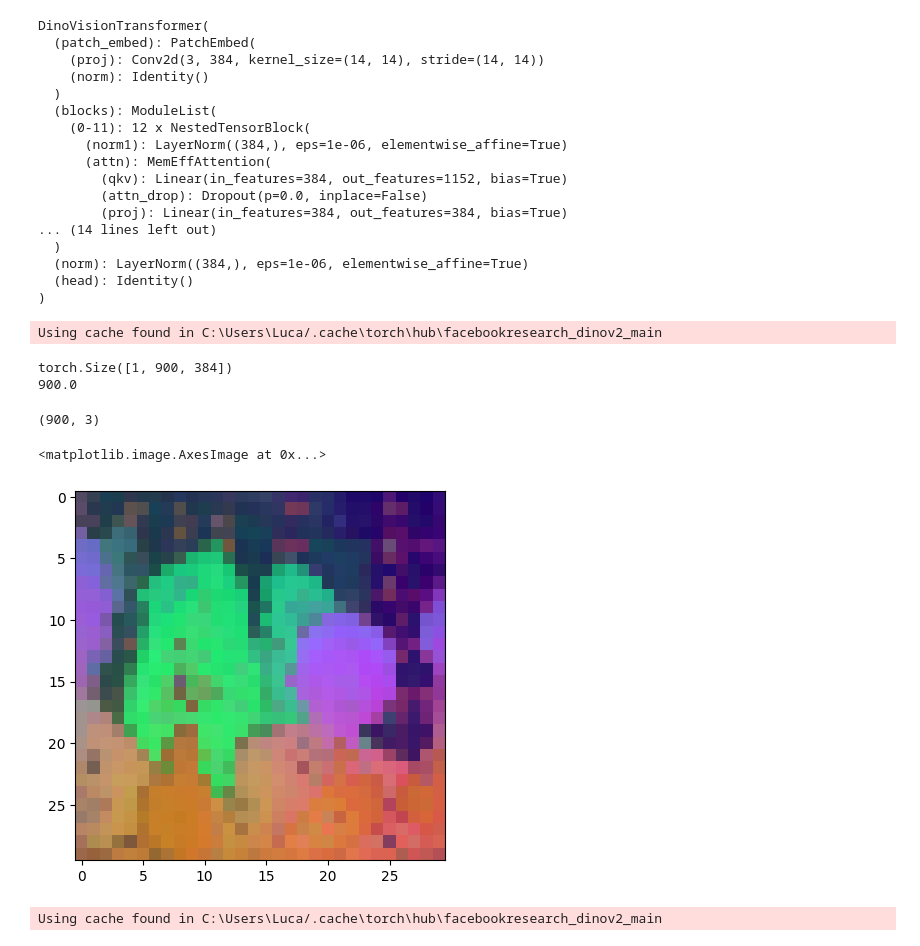
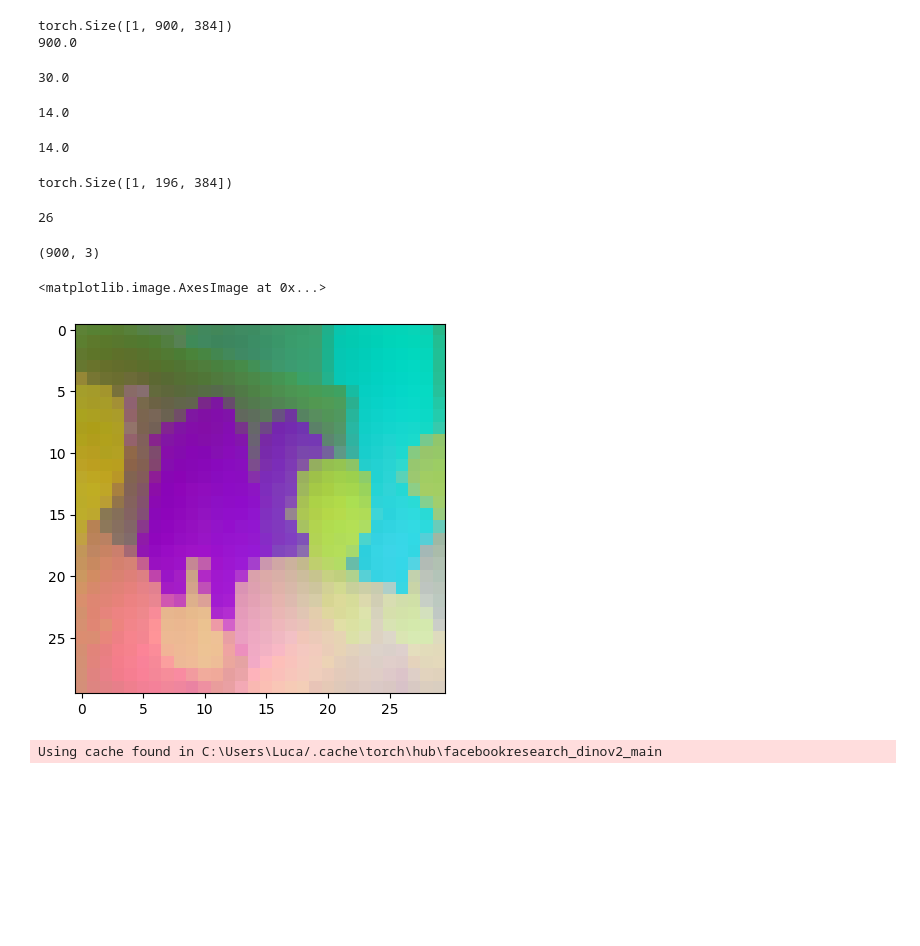
Before and after one commit to liuktc/ML4CV_Assignment, a Jupyter notebook: dinov2.ipynb, the cells around one changed output. Drawn from its saved outputs; the diff is of its cells as text; code cells hidden in the pictures; blank space fills up the shorter version.

Commit message:
added dinov3

```diff
--- a/dinov2.ipynb
+++ b/dinov2.ipynb
@@ -18,7 +18,7 @@ input_image = Image.open("test2.jpg")
 preprocess = transforms.Compose(
     [
         transforms.Resize(512),
-        transforms.CenterCrop(14 * 30),
+        transforms.CenterCrop(16 * 30),
         transforms.ToTensor(),
         # transforms.Normalize(mean=[0.5, 0.5, 0.5], std=[0.5, 0.5, 0.5]),
     ]
@@ -30,7 +30,7 @@ x = preprocess(input_image).unsqueeze(0)
 print(x.shape)
 plt.imshow(x[0].permute(1, 2, 0))
 plt.show()
-y = model(x)
+y = dinov3_vits16(x)
 # %% [output]
 (1920, 1080)
 [figure]
@@ -39,30 +39,10 @@ torch.Size([1, 3, 420, 420])
-# %%
-model
-# %% [output]
-DinoVisionTransformer(
-  (patch_embed): PatchEmbed(
-    (proj): Conv2d(3, 384, kernel_size=(14, 14), stride=(14, 14))
-    (norm): Identity()
-  )
-  (blocks): ModuleList(
-    (0-11): 12 x NestedTensorBlock(
-      (norm1): LayerNorm((384,), eps=1e-06, elementwise_affine=True)
-      (attn): MemEffAttention(
-        (qkv): Linear(in_features=384, out_features=1152, bias=True)
-        (attn_drop): Dropout(p=0.0, inplace=False)
-        (proj): Linear(in_features=384, out_features=384, bias=True)
-... (14 lines left out)
-  )
-  (norm): LayerNorm((384,), eps=1e-06, elementwise_affine=True)
-  (head): Identity()
-)
 # %%
-model: nn.Module = torch.hub.load("facebookresearch/dinov2", "dinov2_vits14")
+# model: nn.Module = torch.hub.load("facebookresearch/dinov2", "dinov2_vits14")
 
 x = preprocess(input_image).unsqueeze(0)
 
 
-y = model(x, is_training=True)
+y = dinov3_vits16(x, is_training=True)
 
 
 y = y["x_norm_patchtokens"]
@@ -74,38 +54,60 @@ B, num_patches, d_model = y.shape
 print(y.shape)
 
 _, _, H, W = x.shape
-print(H * W / (14 * 14))
+print(H * W / (16 * 16))
 # %% [output]
-Using cache found in C:\Users\Luca/.cache\torch\hub\facebookresearch_dinov2_main
+torch.Size([1, 900, 384])
+900.0
-torch.Size([1, 900, 384])
-900.0
+# %%
+H / 16
+# %% [output]
+30.0
+# %%
+import numpy as np
+x = torch.rand(1, 3, 224, 224)
+y = dinov3_vits16(x, is_training=True)["x_norm_patchtokens"]
+print(np.sqrt(y.shape[1]))
+# %% [output]
+14.0
+# %%
+224 / 16
+# %% [output]
+14.0
+# %%
+y.shape
+# %% [output]
+torch.Size([1, 196, 384])
+# %%
+H
+# %% [output]
+26
 # %%
 # Apply PCA to the last dimension of y
 from sklearn.decomposition import PCA
 import numpy as np
 from tqdm import tqdm
 
 pca = PCA(n_components=3)
-H, W = 30, 30
+H, W = H // 16, W // 16
 result_image = np.zeros((H, W, 3))
 # for n in tqdm(range(num_patches)):
 patch_color = pca.fit_transform(y[0].detach().numpy())
 patch_color = (patch_color - patch_color.min()) / (
     patch_color.max() - patch_color.min()
 )
 print(patch_color.shape)
 
 for i in range(H):
     for j in range(W):
         n = i * H + j
         result_image[i, j] = patch_color[n]
 
 result_image = result_image.reshape(H, W, 3)
 plt.imshow(result_image)
 # %% [output]
 (900, 3)
 <matplotlib.image.AxesImage at 0x...>
-[figure, old version]
+[figure, new version]
 # %%
 class DINOv2_SemanticSegmentation(nn.Module):
     def __init__(self, num_classes, image_size):
```
Also changed, not shown: parts of 3 cells of this notebook, 6 other files.
